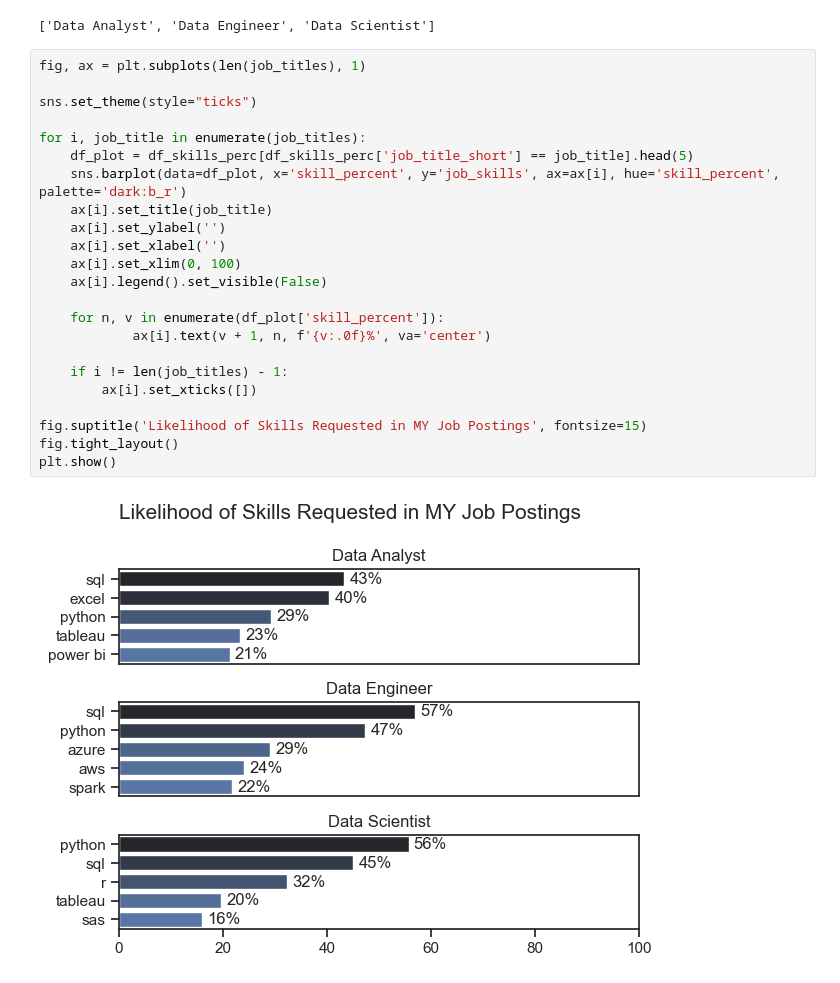
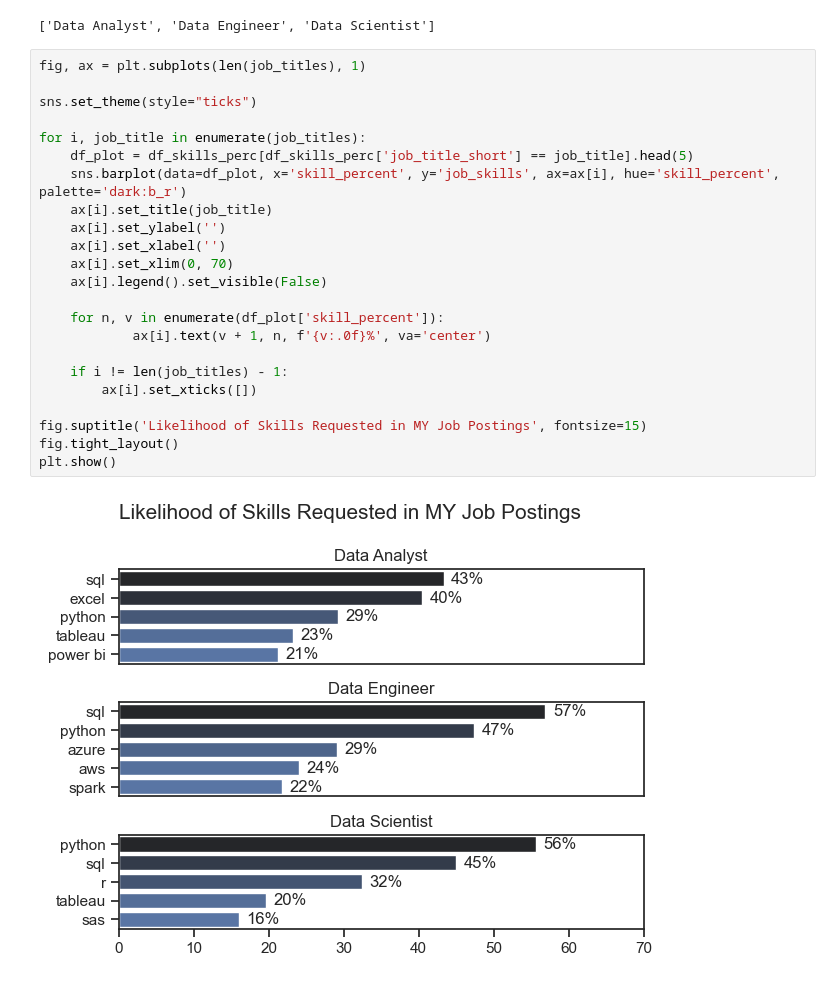
Before and after one commit to aimanrazzi/MyProject, a Jupyter notebook: 2_Skill_Demand.ipynb, the cells around one changed output. Drawn from its saved outputs; the diff is of its cells as text.

```diff
--- a/2_Skill_Demand.ipynb
+++ b/2_Skill_Demand.ipynb
@@ -105,25 +105,25 @@ job_titles
 # %%
 fig, ax = plt.subplots(len(job_titles), 1)
 
 sns.set_theme(style="ticks")
 
 for i, job_title in enumerate(job_titles):
     df_plot = df_skills_perc[df_skills_perc['job_title_short'] == job_title].head(5)
     sns.barplot(data=df_plot, x='skill_percent', y='job_skills', ax=ax[i], hue='skill_percent', palette='dark:b_r')
     ax[i].set_title(job_title)
     ax[i].set_ylabel('')
     ax[i].set_xlabel('')
-    ax[i].set_xlim(0, 100)
+    ax[i].set_xlim(0, 70)
     ax[i].legend().set_visible(False)
 
     for n, v in enumerate(df_plot['skill_percent']):
             ax[i].text(v + 1, n, f'{v:.0f}%', va='center')
 
     if i != len(job_titles) - 1:
         ax[i].set_xticks([])
 
 fig.suptitle('Likelihood of Skills Requested in MY Job Postings', fontsize=15)
 fig.tight_layout()
 plt.show()
 # %% [output]
-[figure, old version]
+[figure, new version]
```
Also changed, not shown: 8 other files.
